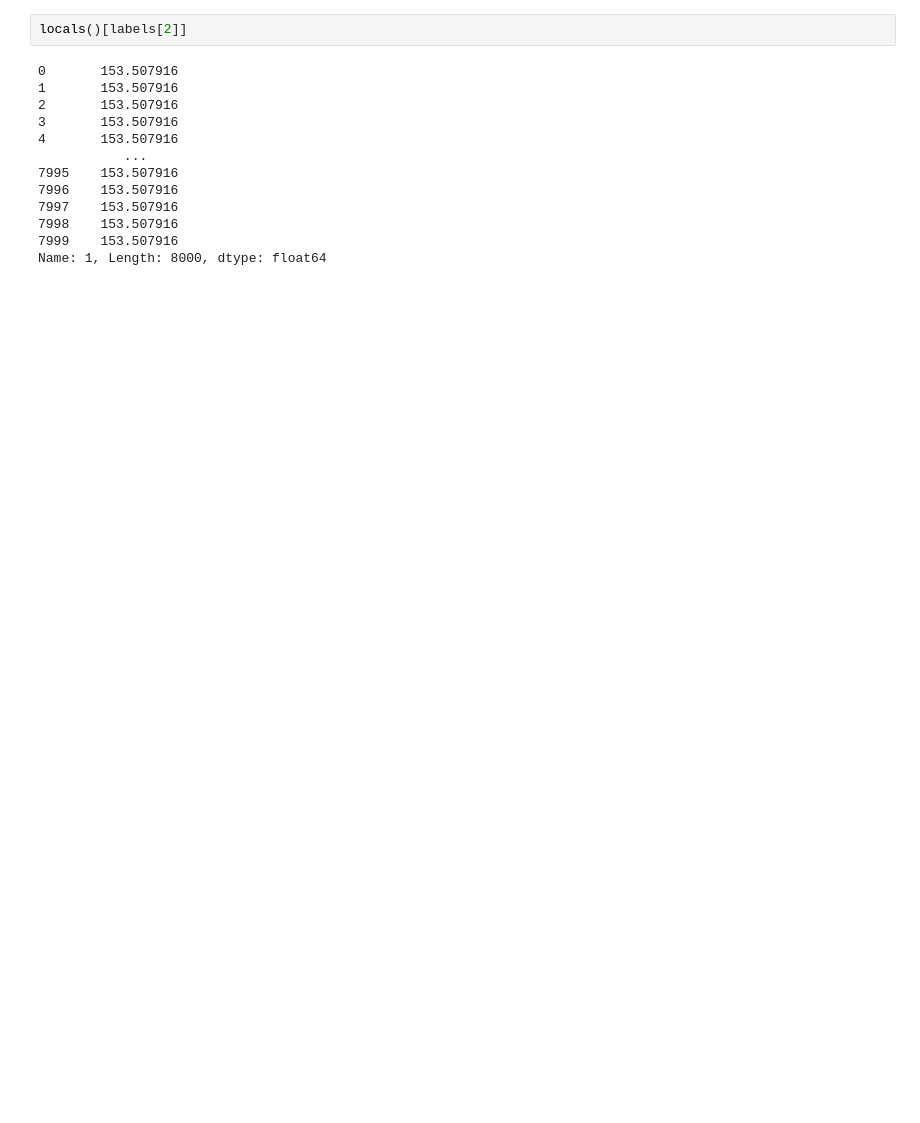
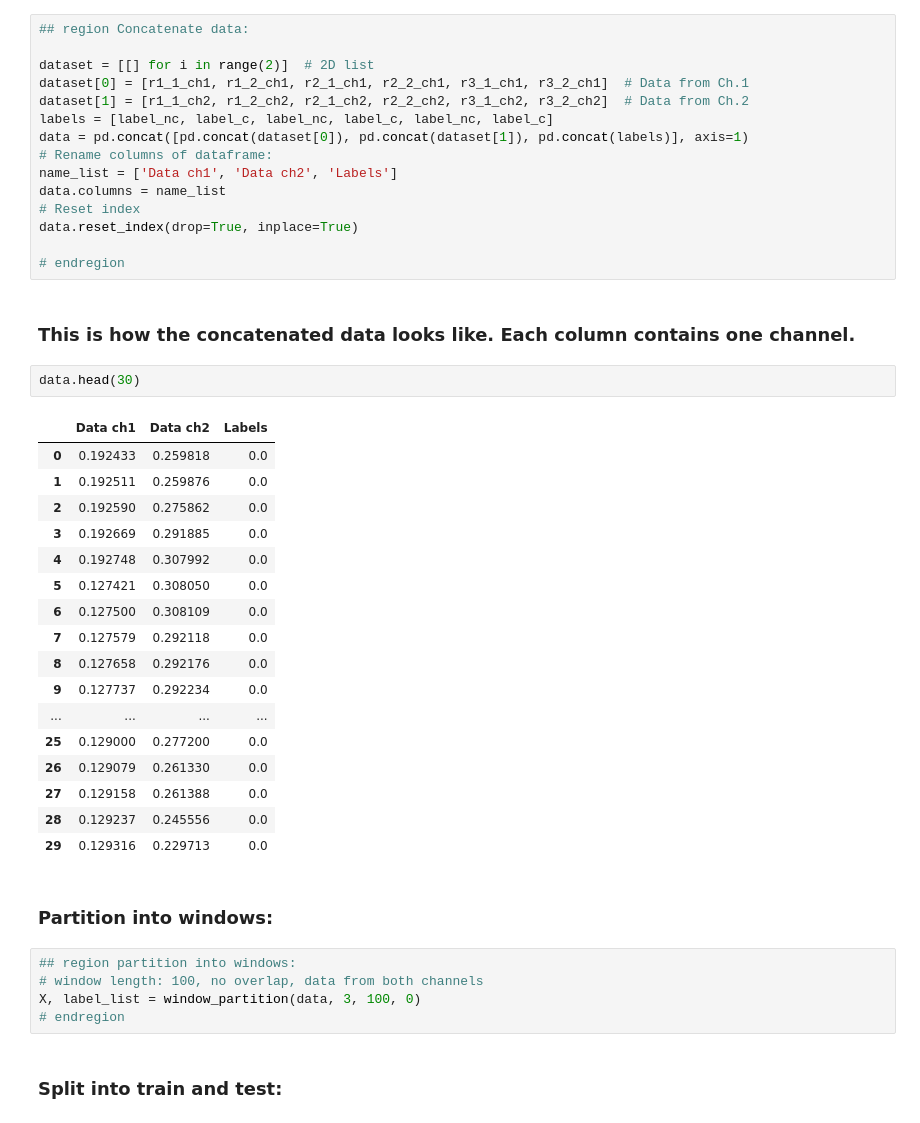
Before and after one commit to felixmri/smart_shirt, a Jupyter notebook: main.ipynb, the cells around one changed output. Cells and saved outputs as stored; diff of their text form; blank space fills up the shorter version.

```diff
--- a/main.ipynb
+++ b/main.ipynb
@@ -172,15 +316,46 @@ labels[2]
-# %%
-locals()[labels[2]]
-# %% [output]
-0       153.507916
-1       153.507916
-2       153.507916
-3       153.507916
-4       153.507916
-           ...
-7995    153.507916
-7996    153.507916
-7997    153.507916
-7998    153.507916
-7999    153.507916
-Name: 1, Length: 8000, dtype: float64
+# %%
+## region Concatenate data:
+
+dataset = [[] for i in range(2)]  # 2D list
+dataset[0] = [r1_1_ch1, r1_2_ch1, r2_1_ch1, r2_2_ch1, r3_1_ch1, r3_2_ch1]  # Data from Ch.1
+dataset[1] = [r1_1_ch2, r1_2_ch2, r2_1_ch2, r2_2_ch2, r3_1_ch2, r3_2_ch2]  # Data from Ch.2
+labels = [label_nc, label_c, label_nc, label_c, label_nc, label_c]
+data = pd.concat([pd.concat(dataset[0]), pd.concat(dataset[1]), pd.concat(labels)], axis=1)
+# Rename columns of dataframe:
+name_list = ['Data ch1', 'Data ch2', 'Labels']
+data.columns = name_list
+# Reset index
+data.reset_index(drop=True, inplace=True)
+
+# endregion
+# %% [markdown]
+### This is how the concatenated data looks like. Each column contains one channel.
+# %%
+data.head(30)
+# %% [output]
+|  | Data ch1 | Data ch2 | Labels |
+| 0 | 0.192433 | 0.259818 | 0.0 |
+| 1 | 0.192511 | 0.259876 | 0.0 |
+| 2 | 0.192590 | 0.275862 | 0.0 |
+| 3 | 0.192669 | 0.291885 | 0.0 |
+| 4 | 0.192748 | 0.307992 | 0.0 |
+| 5 | 0.127421 | 0.308050 | 0.0 |
+| 6 | 0.127500 | 0.308109 | 0.0 |
+| 7 | 0.127579 | 0.292118 | 0.0 |
+| 8 | 0.127658 | 0.292176 | 0.0 |
+| 9 | 0.127737 | 0.292234 | 0.0 |
+| ... | ... | ... | ... |
+| 25 | 0.129000 | 0.277200 | 0.0 |
+| 26 | 0.129079 | 0.261330 | 0.0 |
+| 27 | 0.129158 | 0.261388 | 0.0 |
+| 28 | 0.129237 | 0.245556 | 0.0 |
+| 29 | 0.129316 | 0.229713 | 0.0 |
+# %% [markdown]
+### Partition into windows:
+# %%
+## region partition into windows:
+# window length: 100, no overlap, data from both channels
+X, label_list = window_partition(data, 3, 100, 0)
+# endregion
+# %% [markdown]
+### Split into train and test:
```
Also changed, not shown: parts of 20 cells of this notebook, 2 other files.
